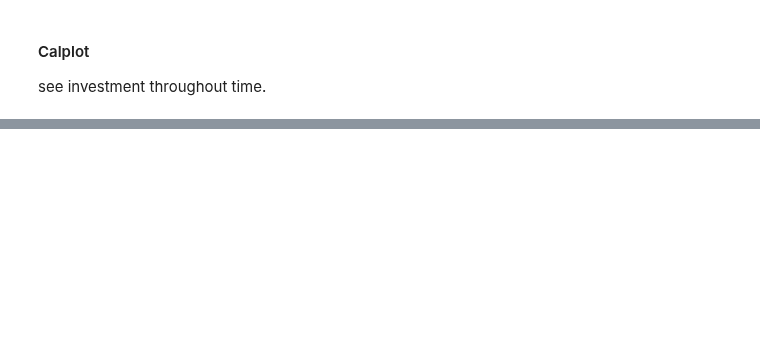
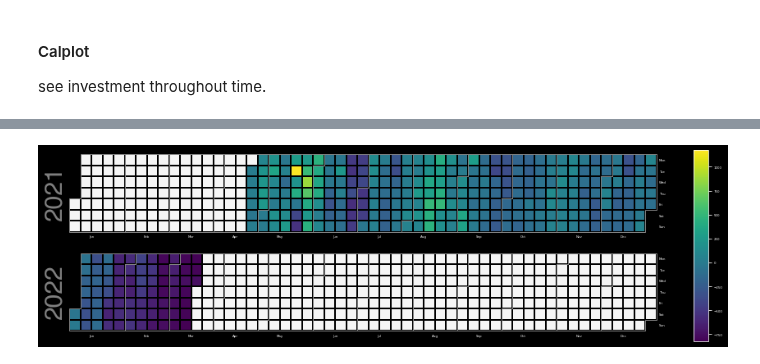
Before and after one commit to giocaizzi/surfingcrypto, a Jupyter notebook: notebooks/portfolio.ipynb, the cells around one changed output, grey strips where cells are left out. Cells and saved outputs as stored; diff of their text form; code cells hidden in the pictures; blank space fills up the shorter version.

Commit message:
calplot

```diff
--- a/notebooks/portfolio.ipynb
+++ b/notebooks/portfolio.ipynb
@@ -318,0 +293,5 @@ t.daily_grouped_metrics(combined_df,["Adj cost daily"])[("value")]
+# %%
+values=t.daily_grouped_metrics(combined_df,["Stock Gain / (Loss)"])[("value")]
+values.index=pd.to_datetime(values.index)
+values=values.reset_index().set_index("Date Snapshot")
+values
@@ -319,36 +313,29 @@ t.daily_grouped_metrics(combined_df,["Adj cost daily"])[("value")]
 # %%
-# import calplot
-# from surfingcrypto.reporting.plotting import shiftedColorMap
-# import matplotlib.cm as cm
-# from matplotlib.colors import Normalize, LinearSegmentedColormap
-# value=t.daily_grouped_metrics(combined_df,["Adj cost daily"]).set_index("Date Snapshot")[["value"]]
-# norm = Normalize(vmin=value["value"].min(), vmax=value["value"].max())
+import calplot
+from surfingcrypto.reporting.plotting import shiftedColorMap
+import matplotlib.cm as cm
+from matplotlib.colors import Normalize, LinearSegmentedColormap
+
+
+# norm = Normalize(vmin=values["Stock Gain / (Loss)"].min(), vmax=values["Stock Gain / (Loss)"].max())
 # cmap = shiftedColorMap(
 #     LinearSegmentedColormap.from_list(
 #         "colorbar",
 #         [
 #             "darkred",
 #             "red",
 #             "orange",
 #             "grey",
 #             "lightgreen",
 #             "green",
 #             "darkgreen",
 #         ],
 #     ),
-#     midpoint=norm(
-#         p.coinbase.history.df[
-#             p.coinbase.history.df.type.isin(
-#                 ["fiat_deposit", "fiat_withdrawal"]
-#             )
-#         ]
-#         .groupby("type")[["amount"]]
-#         .sum()
-#         .reset_index()["amount"]
-#         .sum()
-#     ),
+#     midpoint=norm(0)
 # )
-# c = calplot.calplot(
-#     value,
-#     cmap=cmap
-#     )
+c = calplot.calplot(
+    values["Stock Gain / (Loss)"],
+    cmap=cmap
+    )
+# %% [output]
+[figure, added]
```
Also changed, not shown: parts of 4 cells of this notebook.
